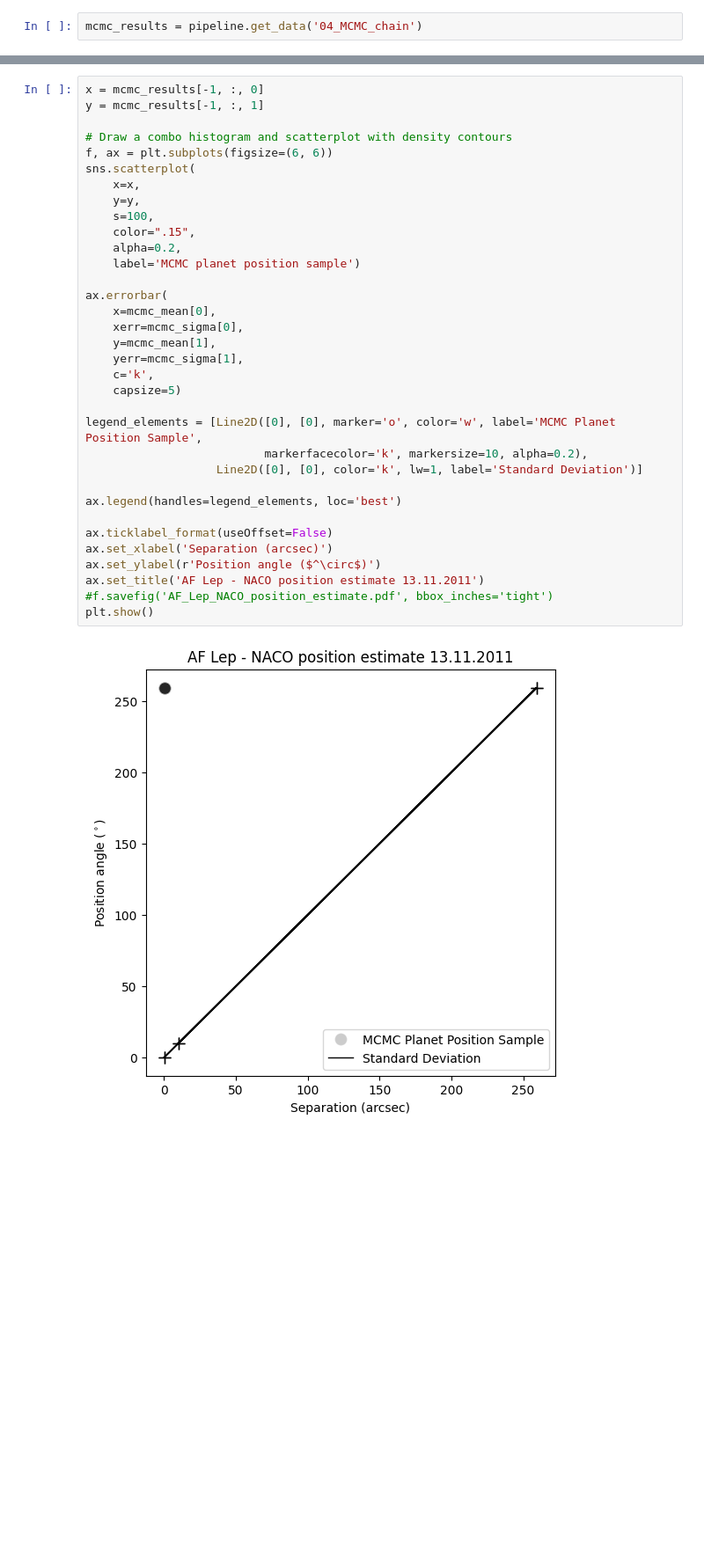
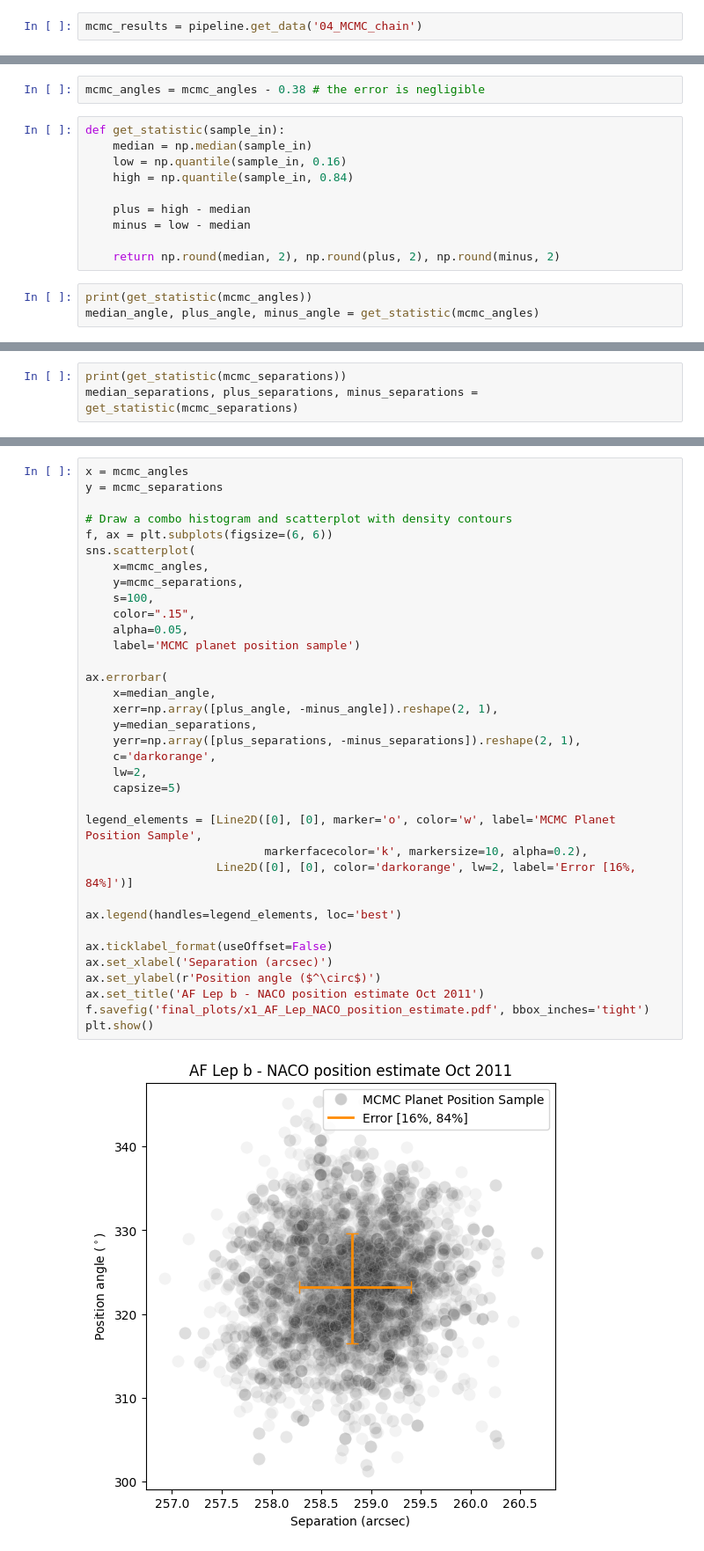
Before and after one commit to markusbonse/fours, a Jupyter notebook: notebooks/paper_plots/06_AF_Lep_MCMC.ipynb, the cells around one changed output, grey strips where cells are left out. Shown at 88% size. Cells and saved outputs as stored; diff of their text form; blank space fills up the shorter version.

Commit message:
update the MCMC

```diff
--- a/notebooks/paper_plots/06_AF_Lep_MCMC.ipynb
+++ b/notebooks/paper_plots/06_AF_Lep_MCMC.ipynb
@@ -400,0 +362,15 @@ plt.hist(mcmc_results[-1,:, 2])
+# %%
+mcmc_angles = mcmc_angles - 0.38 # the error is negligible
+# %%
+def get_statistic(sample_in):
+    median = np.median(sample_in)
+    low = np.quantile(sample_in, 0.16)
+    high = np.quantile(sample_in, 0.84)
+
+    plus = high - median
+    minus = low - median
+
+    return np.round(median, 2), np.round(plus, 2), np.round(minus, 2)
+# %%
+print(get_statistic(mcmc_angles))
+median_angle, plus_angle, minus_angle = get_statistic(mcmc_angles)
@@ -400,0 +379,3 @@ plt.hist(mcmc_results[-1,:, 2])
+# %%
+print(get_statistic(mcmc_separations))
+median_separations, plus_separations, minus_separations = get_statistic(mcmc_separations)
@@ -401,36 +384,37 @@ plt.hist(mcmc_results[-1,:, 2])
 # %%
-x = mcmc_results[-1, :, 0]
-y = mcmc_results[-1, :, 1]
+x = mcmc_angles
+y = mcmc_separations
 
 # Draw a combo histogram and scatterplot with density contours
 f, ax = plt.subplots(figsize=(6, 6))
 sns.scatterplot(
-    x=x,
-    y=y,
+    x=mcmc_angles,
+    y=mcmc_separations,
     s=100,
     color=".15",
-    alpha=0.2,
+    alpha=0.05,
     label='MCMC planet position sample')
 
 ax.errorbar(
-    x=mcmc_mean[0],
-    xerr=mcmc_sigma[0],
-    y=mcmc_mean[1],
-    yerr=mcmc_sigma[1],
-    c='k',
+    x=median_angle,
+    xerr=np.array([plus_angle, -minus_angle]).reshape(2, 1),
+    y=median_separations,
+    yerr=np.array([plus_separations, -minus_separations]).reshape(2, 1),
+    c='darkorange',
+    lw=2,
     capsize=5)
 
 legend_elements = [Line2D([0], [0], marker='o', color='w', label='MCMC Planet Position Sample',
                           markerfacecolor='k', markersize=10, alpha=0.2),
-                   Line2D([0], [0], color='k', lw=1, label='Standard Deviation')]
+                   Line2D([0], [0], color='darkorange', lw=2, label='Error [16%, 84%]')]
 
 ax.legend(handles=legend_elements, loc='best')
 
 ax.ticklabel_format(useOffset=False)
 ax.set_xlabel('Separation (arcsec)')
 ax.set_ylabel(r'Position angle ($^\circ$)')
-ax.set_title('AF Lep - NACO position estimate 13.11.2011')
-#f.savefig('AF_Lep_NACO_position_estimate.pdf', bbox_inches='tight')
+ax.set_title('AF Lep b - NACO position estimate Oct 2011')
+f.savefig('final_plots/x1_AF_Lep_NACO_position_estimate.pdf', bbox_inches='tight')
 plt.show()
 # %% [output]
-[figure, old version]
+[figure, new version]
```
Also changed, not shown: parts of 18 cells of this notebook.
